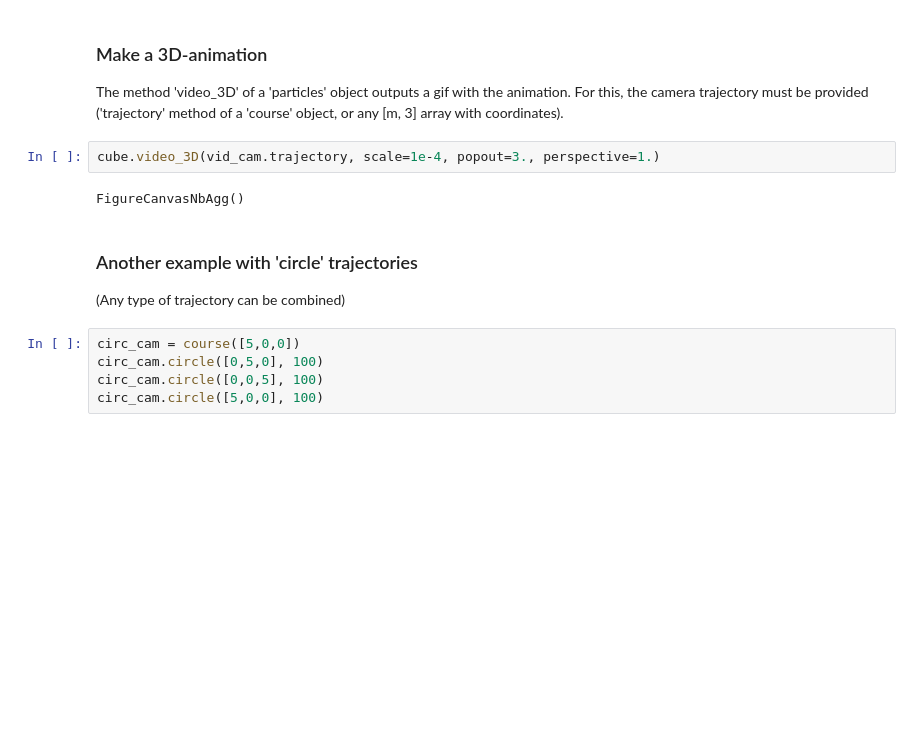
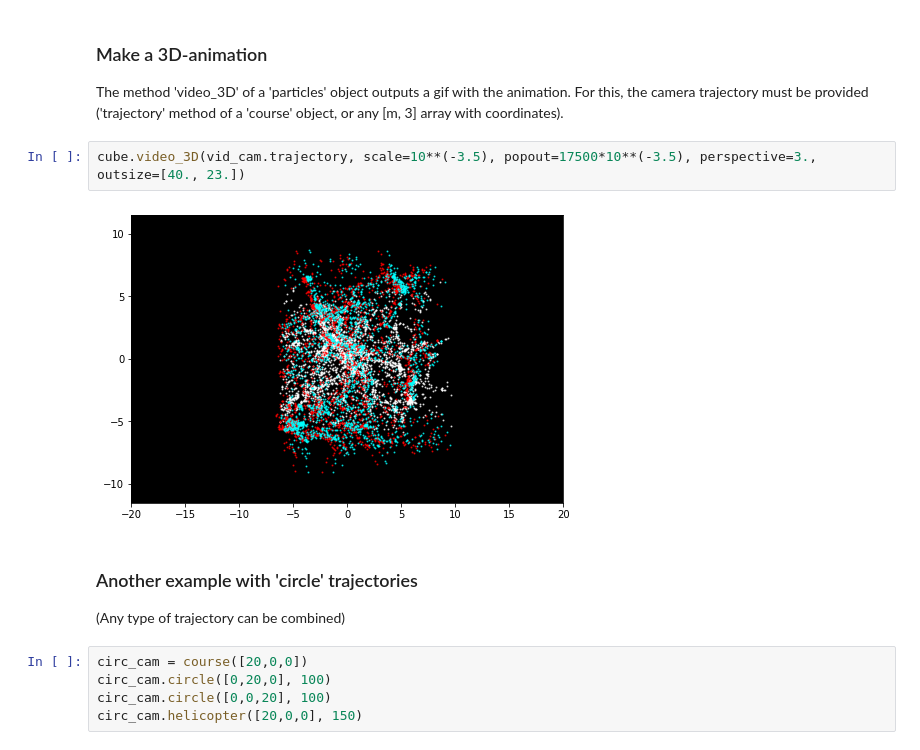
Before and after one commit to reginasar/anaglyph, a Jupyter notebook: example.ipynb, the cells around one changed output. Drawn from its saved outputs; the diff is of its cells as text; blank space fills up the shorter version.

```diff
--- a/example.ipynb
+++ b/example.ipynb
@@ -63,18 +66,18 @@ FigureCanvasNbAgg()
 
 The method 'video_3D' of a 'particles' object outputs a gif with the animation. For this, the camera trajectory must be provided ('trajectory' method of a 'course' object, or any [m, 3] array with coordinates).
 # %%
-cube.video_3D(vid_cam.trajectory, scale=1e-4, popout=3., perspective=1.)
+cube.video_3D(vid_cam.trajectory, scale=10**(-3.5), popout=17500*10**(-3.5), perspective=3., outsize=[40., 23.])
 # %% [output]
-FigureCanvasNbAgg()
+[figure, added]
 # %% [markdown]
 ### Another example with 'circle' trajectories
 
 (Any type of trajectory can be combined)
 # %%
-circ_cam = course([5,0,0])
-circ_cam.circle([0,5,0], 100)
-circ_cam.circle([0,0,5], 100)
-circ_cam.circle([5,0,0], 100)
+circ_cam = course([20,0,0])
+circ_cam.circle([0,20,0], 100)
+circ_cam.circle([0,0,20], 100)
+circ_cam.helicopter([20,0,0], 150)
 # %%
 fig = plt.figure()
 ax = Axes3D(fig)
```
Also changed, not shown: parts of 6 cells of this notebook, 2 other files.
